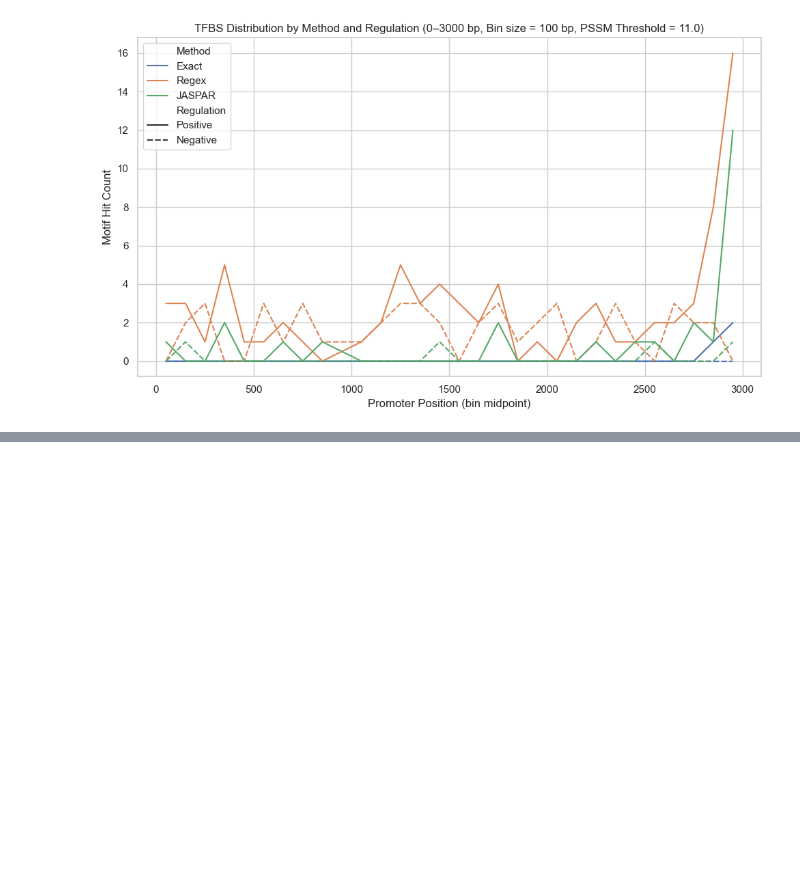
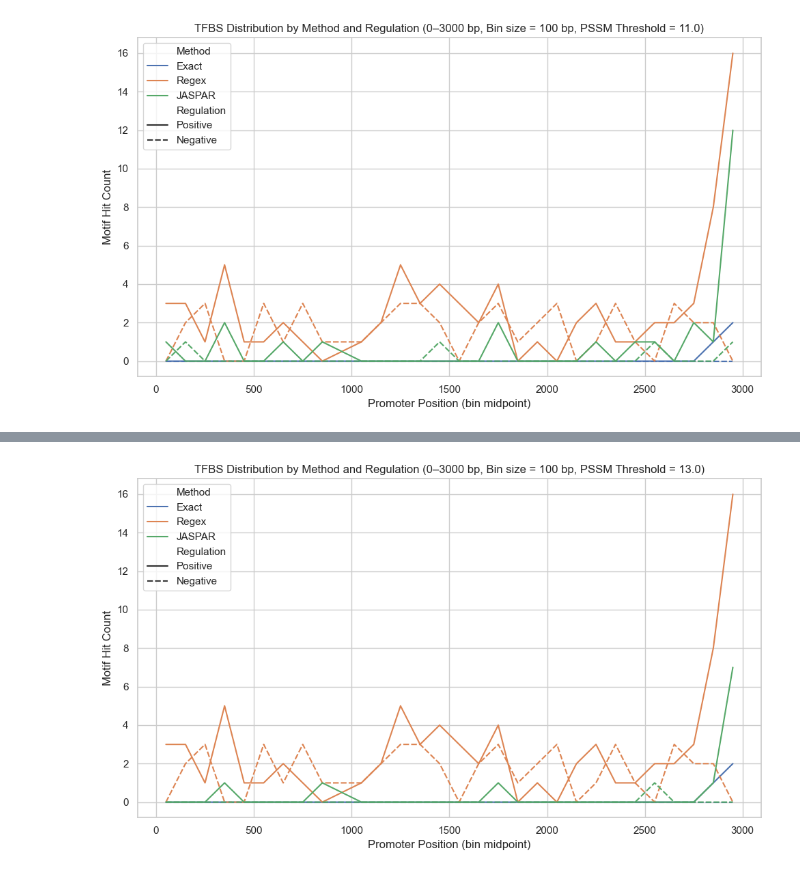
Before and after one commit to Emily3005250/TFBS-explorer, a Jupyter notebook: scripts/TFBS_explorer_human.ipynb, the cells around one changed output, grey strips where cells are left out. Cells and saved outputs as stored; diff of their text form; code cells hidden in the pictures; blank space fills up the shorter version.

Commit message:
Add Threshold

```diff
--- a/scripts/TFBS_explorer_human.ipynb
+++ b/scripts/TFBS_explorer_human.ipynb
@@ -1592,3 +1592,82 @@ plt.show()
 
 [174 rows x 4 columns]
 [figure]
+# %%
+import pandas as pd
+import seaborn as sns
+import matplotlib.pyplot as plt
+import numpy as np
+
+sns.set_theme(style="whitegrid")
+
+## Load data sets
+# Positive exact match
+df_pos_exact = pd.read_csv("/Users/sang/bioinformatics_msc_project_2025/TFBS-explorer-7/outputs/positive_IRF3/pos_scan_exact_results.csv")
+df_pos_exact["Method"] = "Exact" # Add Method column at positive exact data frame
+df_pos_exact["Regulation"] = "Positive"
+
+# Positive regex match
+df_pos_regex = pd.read_csv("/Users/sang/bioinformatics_msc_project_2025/TFBS-explorer-7/outputs/positive_IRF3/pos_scan_regex_results.csv")
+df_pos_regex["Method"] = "Regex"
+df_pos_regex["Regulation"] = "Positive"
+
+# Positive JASPAR match
+df_pos_jaspar = pd.read_csv("/Users/sang/bioinformatics_msc_project_2025/TFBS-explorer-8/outputs/positive_IRF3/pos_scan_jaspar_13.0.csv")
+df_pos_jaspar["Method"] = "JASPAR"
+df_pos_jaspar["Regulation"] = "Positive"
+
+# Negative exact match
+df_neg_exact = pd.read_csv("/Users/sang/bioinformatics_msc_project_2025/TFBS-explorer-7/outputs/negative_IRF3/neg_scan_exact_results.csv")
+df_neg_exact["Method"] = "Exact"
+df_neg_exact["Regulation"] = "Negative"
+
+# Negative regex match
+df_neg_regex = pd.read_csv("/Users/sang/bioinformatics_msc_project_2025/TFBS-explorer-7/outputs/negative_IRF3/neg_scan_regex_results.csv")
+df_neg_regex["Method"] = "Regex"
+df_neg_regex["Regulation"] = "Negative"
+
+# Negative JASPAR match
+df_neg_jaspar = pd.read_csv("/Users/sang/bioinformatics_msc_project_2025/TFBS-explorer-8/outputs/negative_IRF3/neg_scan_jaspar_13.0.csv")
+df_neg_jaspar["Method"] = "JASPAR"
+df_neg_jaspar["Regulation"] = "Negative"
+
+## Integrates all datasets
+df = pd.concat([df_pos_exact, df_neg_exact, df_pos_regex, df_neg_regex, df_pos_jaspar, df_neg_jaspar], ignore_index=True)
+## Binned the DNA sequence into 30 windows of 100bp
+
+df["Start"] = pd.to_numeric(df["Start"], errors="coerce")  # Convert to float, force errors to NaN
+df = df.dropna(subset=["Start"])
+
+bin_edges = np.linspace(0, 3000, 31)
+df["bin"] = pd.cut(df["Start"], bins=bin_edges)
+df["Mid"] = df["bin"].apply(lambda x: x.mid)
+
+## Divide the hits by Method, Regulation, Location
+#df_bin = df.groupby(["Method", "Regulation", "Mid"]).size().reset_index(name="Count") # Count hits and store at new created column "Count"
+#print(df_bin)
+
+all_methods = df["Method"].unique()
+all_regs = df["Regulation"].unique()
+all_mids = df["Mid"].unique()
+
+full_index = pd.MultiIndex.from_product(
+    [all_methods, all_regs, all_mids],
+    names=["Method", "Regulation", "Mid"]
+)
+
+binned = df.groupby(["Method", "Regulation", "Mid"]).size().reset_index(name="Count")
+binned = binned.set_index(["Method", "Regulation", "Mid"]).reindex(full_index, fill_value=0).reset_index()
+
+print(binned)
+
+## Generate Plot
+plt.figure(figsize=(10, 6))
+sns.lineplot(data=binned, x="Mid", y="Count", hue="Method", style="Regulation") # Divide by Method (hue) and style (regulation)
+
+plt.title("TFBS Distribution by Method and Regulation (0–3000 bp, Bin size = 100 bp, PSSM Threshold = 13.0)")
+plt.xlabel("Promoter Position (bin midpoint)")
+plt.ylabel("Motif Hit Count")
+plt.grid(True)
+plt.tight_layout()
+plt.show()
+# %% [output]
@@ -1594,0 +1688 @@ plt.show()
+[figure, added]
```
Also changed, not shown: parts of 3 cells of this notebook, 2 other files.
